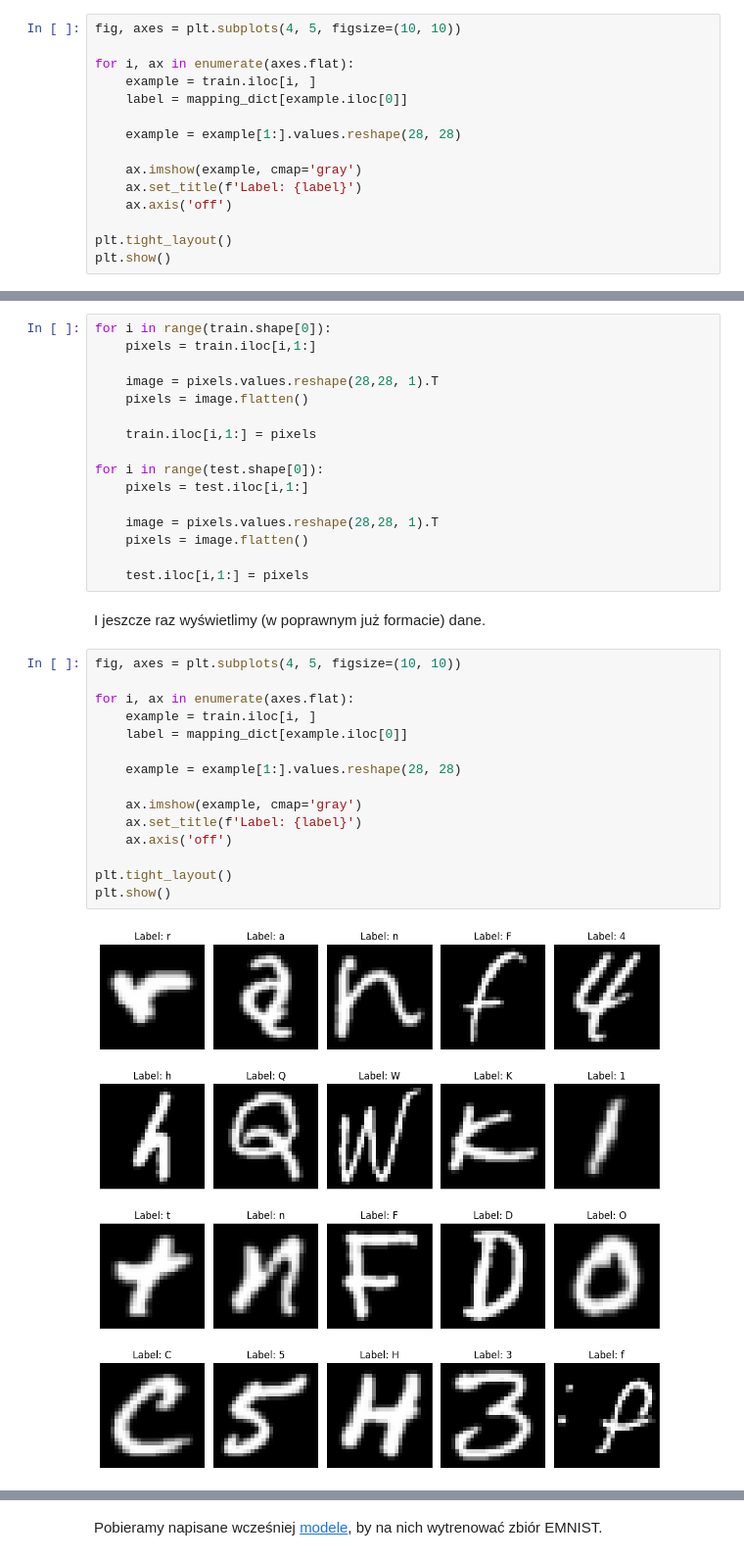
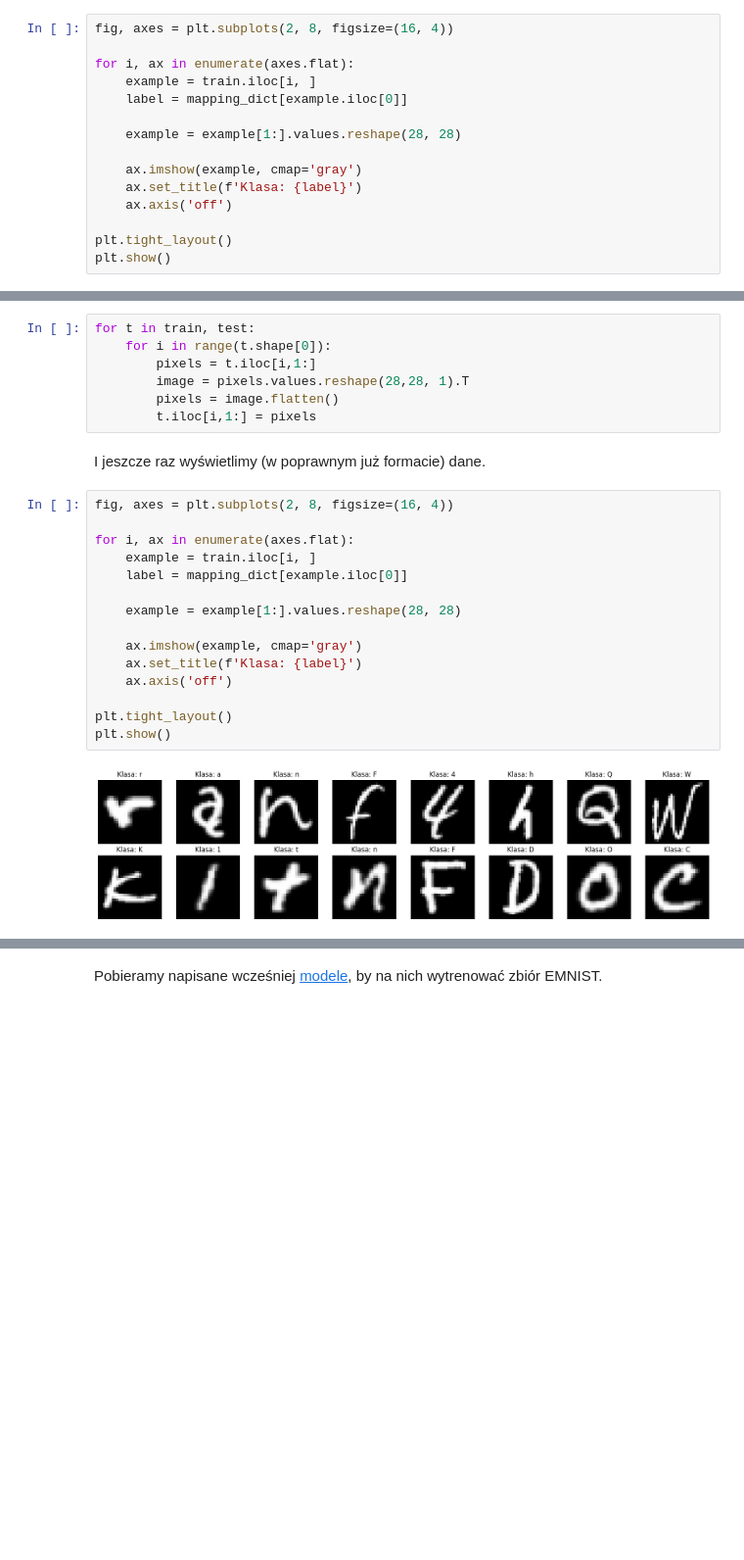
Before and after one commit to dziobex/emnist, a Jupyter notebook: note.ipynb, the cells around one changed output, grey strips where cells are left out. Shown at 98% size. Saved outputs shown, nothing was run; the diff lists cells and outputs as text; blank space fills up the shorter version.

```diff
--- a/note.ipynb
+++ b/note.ipynb
@@ -117,7 +146,7 @@ for dataset_name, t_ in [("Train Data", train[0].value_counts()), ("Test Data",
 # %% [markdown]
 Teraz wyświetlimy przykładowe dane ze zbioru treningowego.
 # %%
-fig, axes = plt.subplots(4, 5, figsize=(10, 10))
+fig, axes = plt.subplots(2, 8, figsize=(16, 4))
 
 for i, ax in enumerate(axes.flat):
     example = train.iloc[i, ]
@@ -126,7 +155,7 @@ for i, ax in enumerate(axes.flat):
     example = example[1:].values.reshape(28, 28)
 
     ax.imshow(example, cmap='gray')
-    ax.set_title(f'Label: {label}')
+    ax.set_title(f'Klasa: {label}')
     ax.axis('off')
 
 plt.tight_layout()
@@ -138,35 +167,26 @@ Dane w zbiorze EMNIST są domyślnie odwrócone, więc należy je obrócić wok
 # %%
-for i in range(train.shape[0]):
-    pixels = train.iloc[i,1:]
-
-    image = pixels.values.reshape(28,28, 1).T
-    pixels = image.flatten()
-
-    train.iloc[i,1:] = pixels
-
-for i in range(test.shape[0]):
-    pixels = test.iloc[i,1:]
-
-    image = pixels.values.reshape(28,28, 1).T
-    pixels = image.flatten()
-
-    test.iloc[i,1:] = pixels
+for t in train, test:
+    for i in range(t.shape[0]):
+        pixels = t.iloc[i,1:]
+        image = pixels.values.reshape(28,28, 1).T
+        pixels = image.flatten()
+        t.iloc[i,1:] = pixels
 # %% [markdown]
 I jeszcze raz wyświetlimy (w poprawnym już formacie) dane.
 # %%
-fig, axes = plt.subplots(4, 5, figsize=(10, 10))
+fig, axes = plt.subplots(2, 8, figsize=(16, 4))
 
 for i, ax in enumerate(axes.flat):
     example = train.iloc[i, ]
     label = mapping_dict[example.iloc[0]]
 
     example = example[1:].values.reshape(28, 28)
 
     ax.imshow(example, cmap='gray')
-    ax.set_title(f'Label: {label}')
+    ax.set_title(f'Klasa: {label}')
     ax.axis('off')
 
 plt.tight_layout()
 plt.show()
 # %% [output]
-[figure, old version]
+[figure, new version]
```
Also changed, not shown: parts of 35 cells of this notebook, 1 other file.
